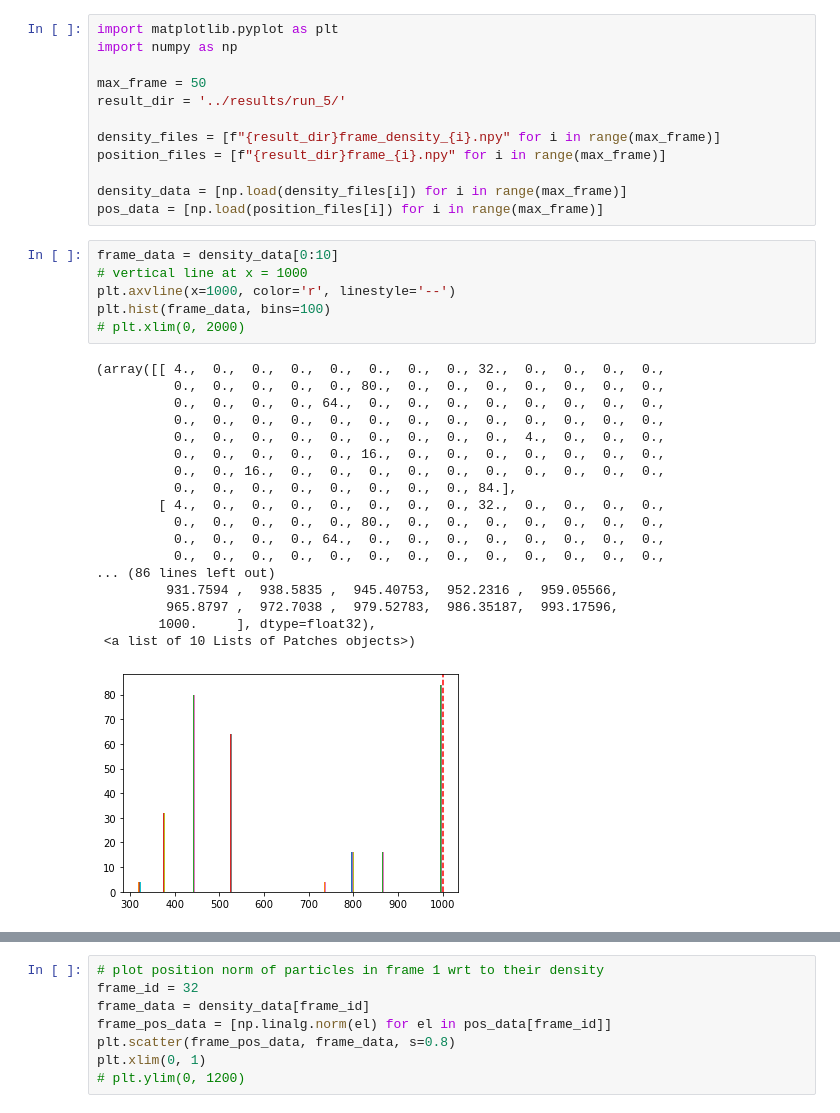
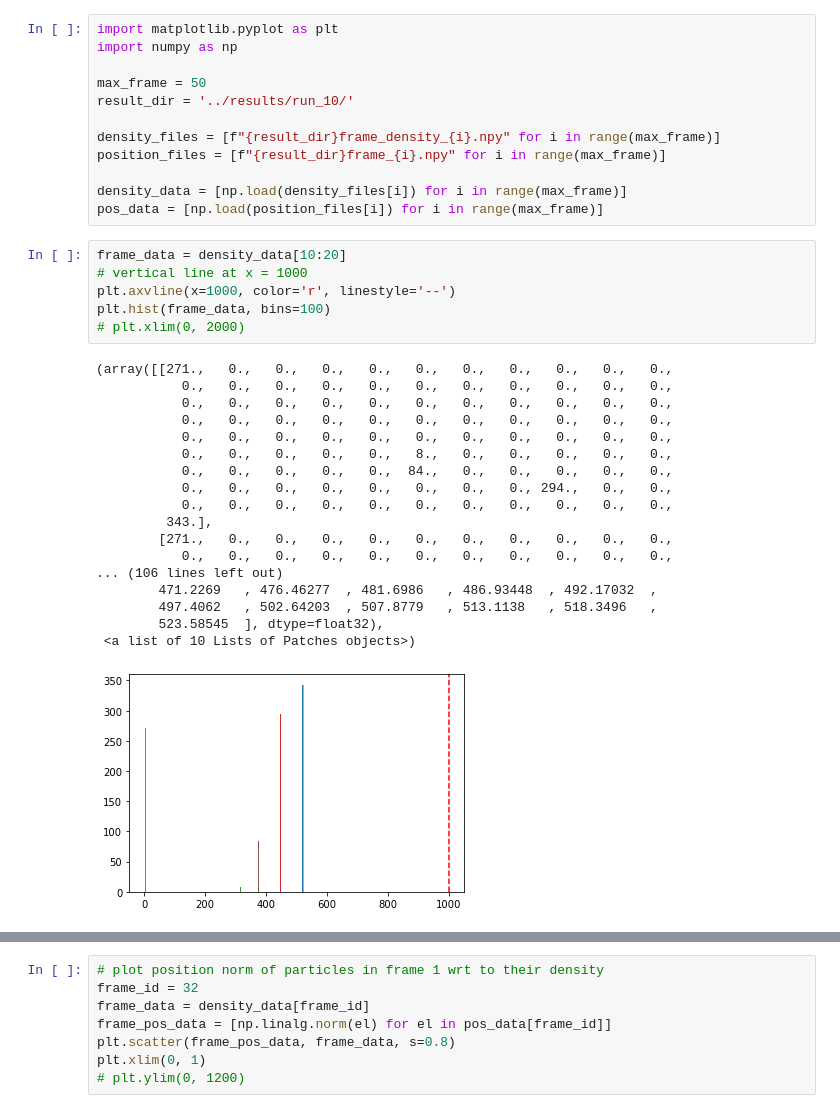
Before and after one commit to samuel0007/PBS-Project, a Jupyter notebook: DFSPH/scripts/density_analysis.ipynb, the cells around one changed output, grey strips where cells are left out. Cells and saved outputs as stored; diff of their text form.

```diff
--- a/DFSPH/scripts/density_analysis.ipynb
+++ b/DFSPH/scripts/density_analysis.ipynb
@@ -3,7 +3,7 @@ import matplotlib.pyplot as plt
 import numpy as np
 
 max_frame = 50
-result_dir = '../results/run_5/'
+result_dir = '../results/run_10/'
 
 density_files = [f"{result_dir}frame_density_{i}.npy" for i in range(max_frame)]
 position_files = [f"{result_dir}frame_{i}.npy" for i in range(max_frame)]
@@ -11,30 +11,30 @@ position_files = [f"{result_dir}frame_{i}.npy" for i in range(max_frame)]
 density_data = [np.load(density_files[i]) for i in range(max_frame)]
 pos_data = [np.load(position_files[i]) for i in range(max_frame)]
 # %%
-frame_data = density_data[0:10]
+frame_data = density_data[10:20]
 # vertical line at x = 1000
 plt.axvline(x=1000, color='r', linestyle='--')
 plt.hist(frame_data, bins=100)
 # plt.xlim(0, 2000)
 # %% [output]
-(array([[ 4.,  0.,  0.,  0.,  0.,  0.,  0.,  0., 32.,  0.,  0.,  0.,  0.,
-          0.,  0.,  0.,  0.,  0., 80.,  0.,  0.,  0.,  0.,  0.,  0.,  0.,
-          0.,  0.,  0.,  0., 64.,  0.,  0.,  0.,  0.,  0.,  0.,  0.,  0.,
-          0.,  0.,  0.,  0.,  0.,  0.,  0.,  0.,  0.,  0.,  0.,  0.,  0.,
-          0.,  0.,  0.,  0.,  0.,  0.,  0.,  0.,  0.,  4.,  0.,  0.,  0.,
-          0.,  0.,  0.,  0.,  0., 16.,  0.,  0.,  0.,  0.,  0.,  0.,  0.,
-          0.,  0., 16.,  0.,  0.,  0.,  0.,  0.,  0.,  0.,  0.,  0.,  0.,
-          0.,  0.,  0.,  0.,  0.,  0.,  0.,  0., 84.],
-        [ 4.,  0.,  0.,  0.,  0.,  0.,  0.,  0., 32.,  0.,  0.,  0.,  0.,
-          0.,  0.,  0.,  0.,  0., 80.,  0.,  0.,  0.,  0.,  0.,  0.,  0.,
-          0.,  0.,  0.,  0., 64.,  0.,  0.,  0.,  0.,  0.,  0.,  0.,  0.,
-          0.,  0.,  0.,  0.,  0.,  0.,  0.,  0.,  0.,  0.,  0.,  0.,  0.,
-... (86 lines left out)
-         931.7594 ,  938.5835 ,  945.40753,  952.2316 ,  959.05566,
-         965.8797 ,  972.7038 ,  979.52783,  986.35187,  993.17596,
-        1000.     ], dtype=float32),
+(array([[271.,   0.,   0.,   0.,   0.,   0.,   0.,   0.,   0.,   0.,   0.,
+           0.,   0.,   0.,   0.,   0.,   0.,   0.,   0.,   0.,   0.,   0.,
+           0.,   0.,   0.,   0.,   0.,   0.,   0.,   0.,   0.,   0.,   0.,
+           0.,   0.,   0.,   0.,   0.,   0.,   0.,   0.,   0.,   0.,   0.,
+           0.,   0.,   0.,   0.,   0.,   0.,   0.,   0.,   0.,   0.,   0.,
+           0.,   0.,   0.,   0.,   0.,   8.,   0.,   0.,   0.,   0.,   0.,
+           0.,   0.,   0.,   0.,   0.,  84.,   0.,   0.,   0.,   0.,   0.,
+           0.,   0.,   0.,   0.,   0.,   0.,   0.,   0., 294.,   0.,   0.,
+           0.,   0.,   0.,   0.,   0.,   0.,   0.,   0.,   0.,   0.,   0.,
+         343.],
+        [271.,   0.,   0.,   0.,   0.,   0.,   0.,   0.,   0.,   0.,   0.,
+           0.,   0.,   0.,   0.,   0.,   0.,   0.,   0.,   0.,   0.,   0.,
+... (106 lines left out)
+        471.2269   , 476.46277  , 481.6986   , 486.93448  , 492.17032  ,
+        497.4062   , 502.64203  , 507.8779   , 513.1138   , 518.3496   ,
+        523.58545  ], dtype=float32),
  <a list of 10 Lists of Patches objects>)
-[figure, old version]
+[figure, new version]
 # %%
 frame_pos_data = [np.linalg.norm(el) for el in pos_data[10]]
 plt.hist(frame_pos_data, bins=100)
```
Also changed, not shown: parts of 1 cell of this notebook, 8 other files.
